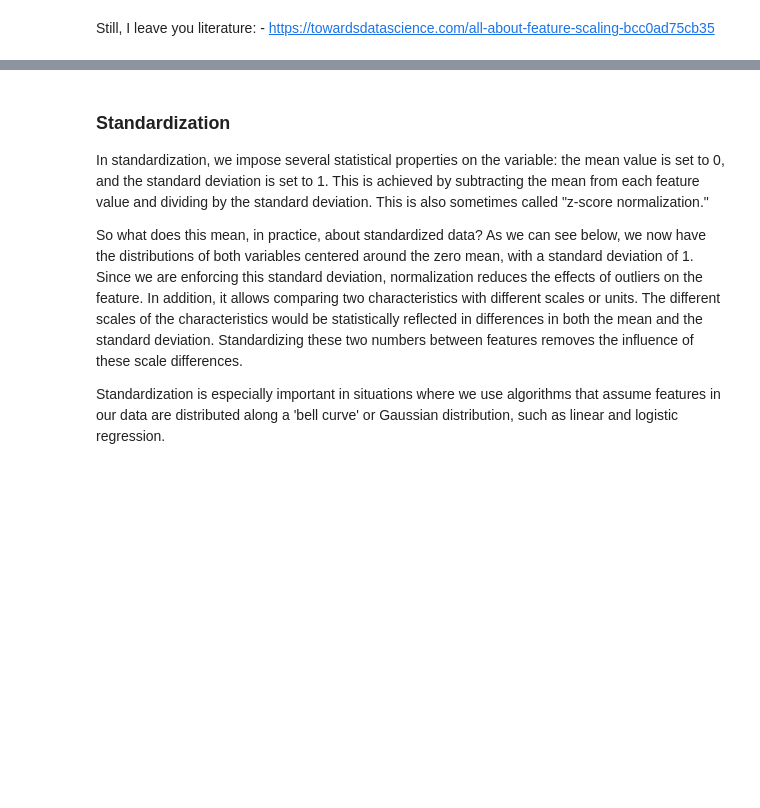
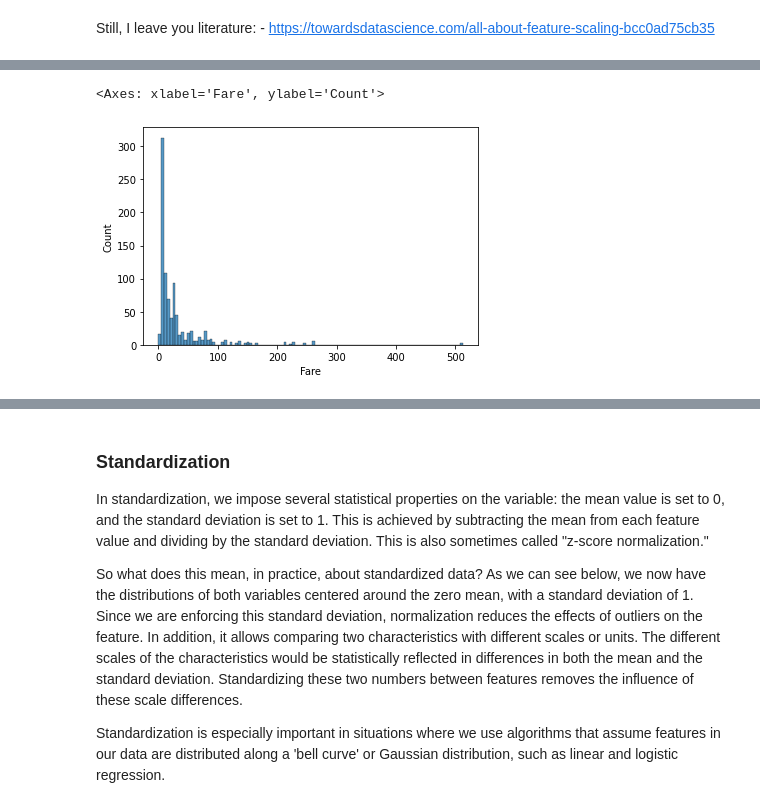
Before and after one commit to Ironhack-data-bcn-feb-2023/lectures, a Jupyter notebook: 41.Feature_engineering.ipynb, the cells around one changed output, grey strips where cells are left out. Cells and saved outputs as stored; diff of their text form; code cells hidden in the pictures; blank space fills up the shorter version.

```diff
--- a/41.Feature_engineering.ipynb
+++ b/41.Feature_engineering.ipynb
@@ -44,0 +438,8 @@ le = preprocessing.LabelEncoder()
+# %%
+df[["C", "S", "Q"]] = pd.get_dummies(df.Embarked, dtype="int")
+# %%
+df.drop(columns=["Sex", "Embarked"], inplace=True)
+# %%
+df[["Mr", "Miss", "Mrs", "Master", "Other"]] = pd.get_dummies(df.title, dtype="int")
+# %%
+df.drop(columns=["title"], inplace=True)
@@ -84,0 +530,5 @@ Still, I leave you literature:
+# %%
+sns.histplot(df.Fare)
+# %% [output]
+<Axes: xlabel='Fare', ylabel='Count'>
+[figure, added]
```
Also changed, not shown: parts of 98 cells of this notebook, 1 other file.
